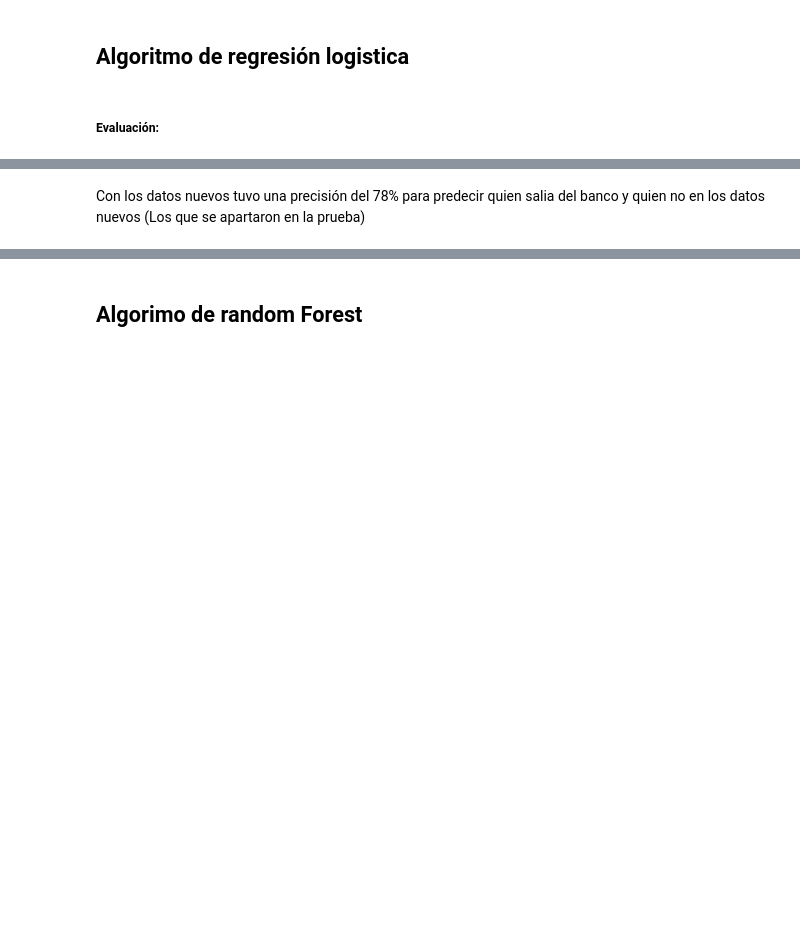
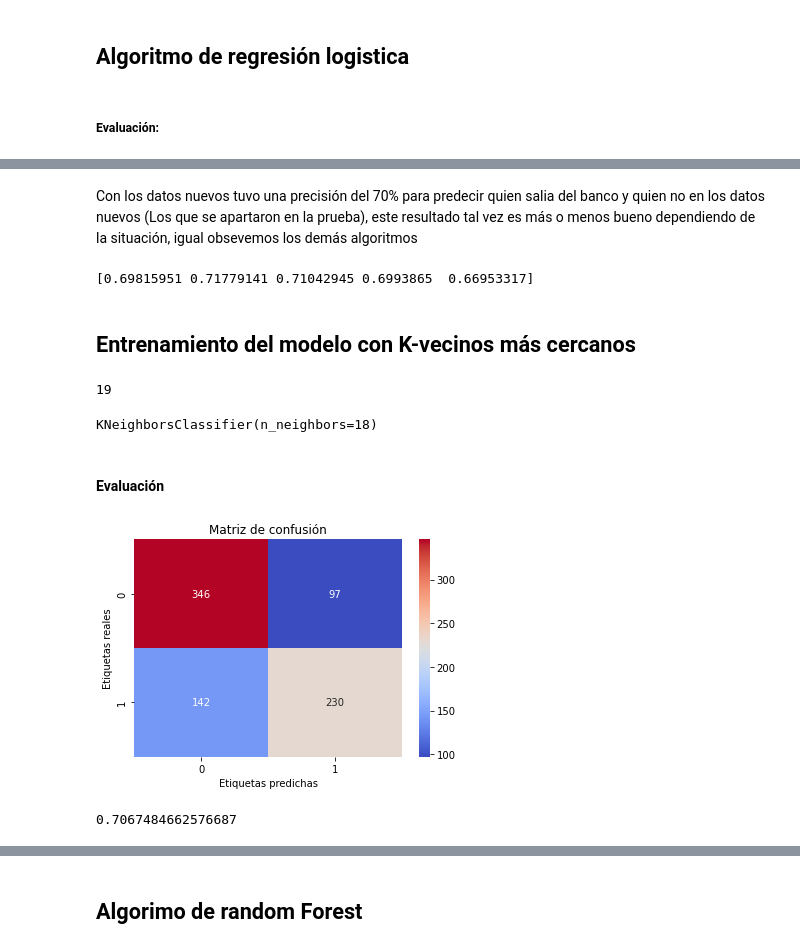
Before and after one commit to bserna13/Analisis-de-datos, a Jupyter notebook: Banco_permanencia.ipynb, the cells around one changed output, grey strips where cells are left out. Cells and saved outputs as stored; diff of their text form; code cells hidden in the pictures; blank space fills up the shorter version.

Commit message:
Mejoras

```diff
--- a/Banco_permanencia.ipynb
+++ b/Banco_permanencia.ipynb
@@ -331,2 +455,41 @@ accuracy_score(y_test,prediciones)
 # %% [markdown]
-Con los datos nuevos tuvo una precisión del 78% para predecir quien salia del banco y quien no en los datos nuevos (Los que se apartaron en la prueba)
+Con los datos nuevos tuvo una precisión del 70% para predecir quien salia del banco y quien no en los datos nuevos (Los que se apartaron en la prueba), este resultado tal vez es más o menos bueno dependiendo de la situación, igual obsevemos los demás algoritmos
+# %%
+from sklearn.model_selection import cross_val_score
+model_LR1 = LogisticRegression()
+print(cross_val_score(model_LR1,X_under,y_under,cv=5))
+# %% [output]
+[0.69815951 0.71779141 0.71042945 0.6993865  0.66953317]
+# %% [markdown]
+## Entrenamiento del modelo con K-vecinos más cercanos
+# %%
+from sklearn.neighbors import KNeighborsClassifier
+def mejor_k(X_test,y_test):
+    k_range = range(1, 20)
+    scores = []
+    for k in k_range:
+    	knn = KNeighborsClassifier(n_neighbors = k)
+    	knn.fit(X_train, y_train)
+    	scores.append(knn.score(X_test, y_test))
+    return(k_range[scores.index(max(scores))])
+
+mejor_k(X_test,y_test)
+# %% [output]
+19
+# %%
+model_knn = KNeighborsClassifier(18)
+model_knn.fit(X_train,y_train)
+# %% [output]
+KNeighborsClassifier(n_neighbors=18)
+# %% [markdown]
+#### Evaluación
+# %%
+prediciones2 = model_knn.predict(X_test)
+# %%
+graf_matriz_con(y_test,prediciones2)
+# %% [output]
+[figure, added]
+# %%
+accuracy_score(y_test,prediciones2)
+# %% [output]
+0.7067484662576687
```
Also changed, not shown: parts of 39 cells of this notebook.
